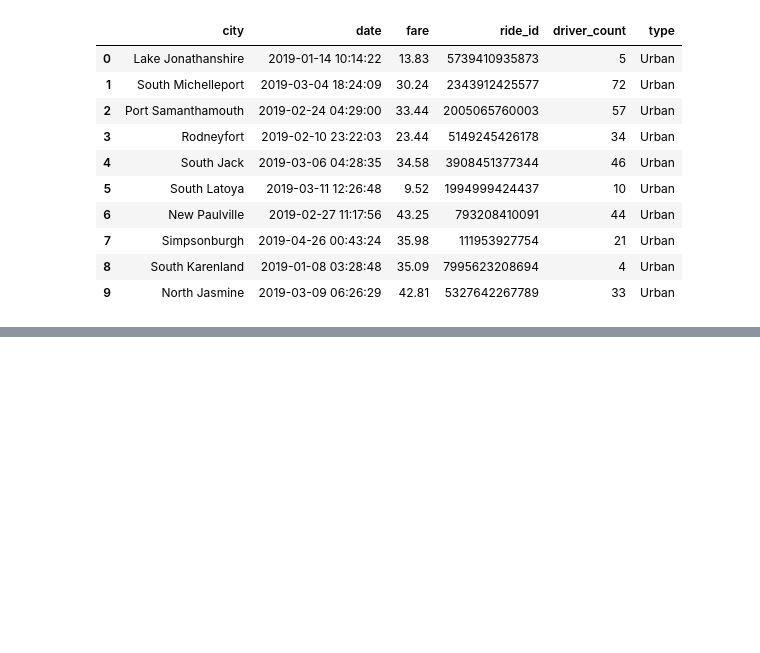
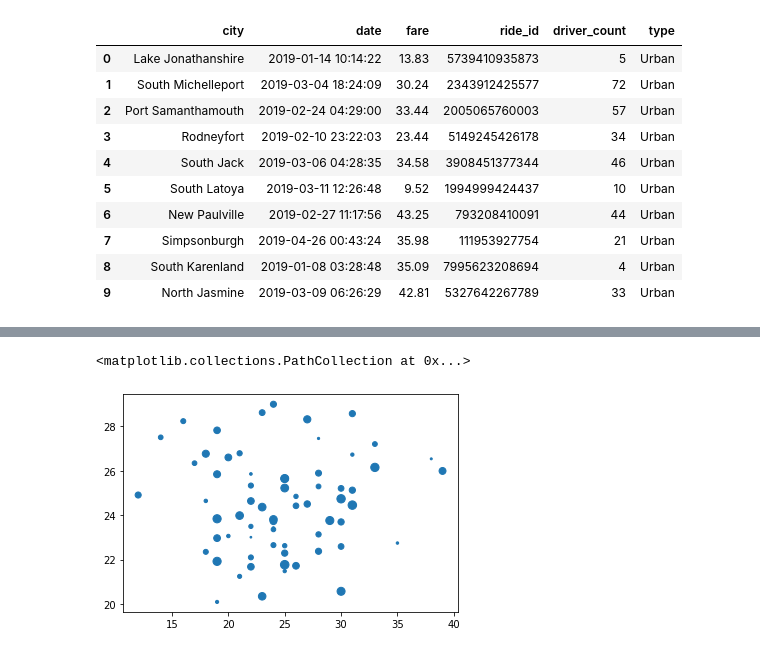
Before and after one commit to ariana94/PyBer_Analysis, a Jupyter notebook: PyBer.ipynb, the cells around one changed output, grey strips where cells are left out. Cells and saved outputs as stored; diff of their text form; code cells hidden in the pictures; blank space fills up the shorter version.

```diff
--- a/PyBer.ipynb
+++ b/PyBer.ipynb
@@ -130,0 +314,4 @@ pyber_data_df.head(10)
+# %%
+# Get avg number of drivers urban
+urban_driver_count = urban_cities_df.groupby(["city"]).mean()["driver_count"]
+urban_driver_count
@@ -130,0 +385,5 @@ pyber_data_df.head(10)
+# %%
+plt.scatter(urban_ride_count, urban_avg_fare, s=urban_driver_count)
+# %% [output]
+<matplotlib.collections.PathCollection at 0x...>
+[figure, added]
```
Also changed, not shown: parts of 17 cells of this notebook, 1 other file.
